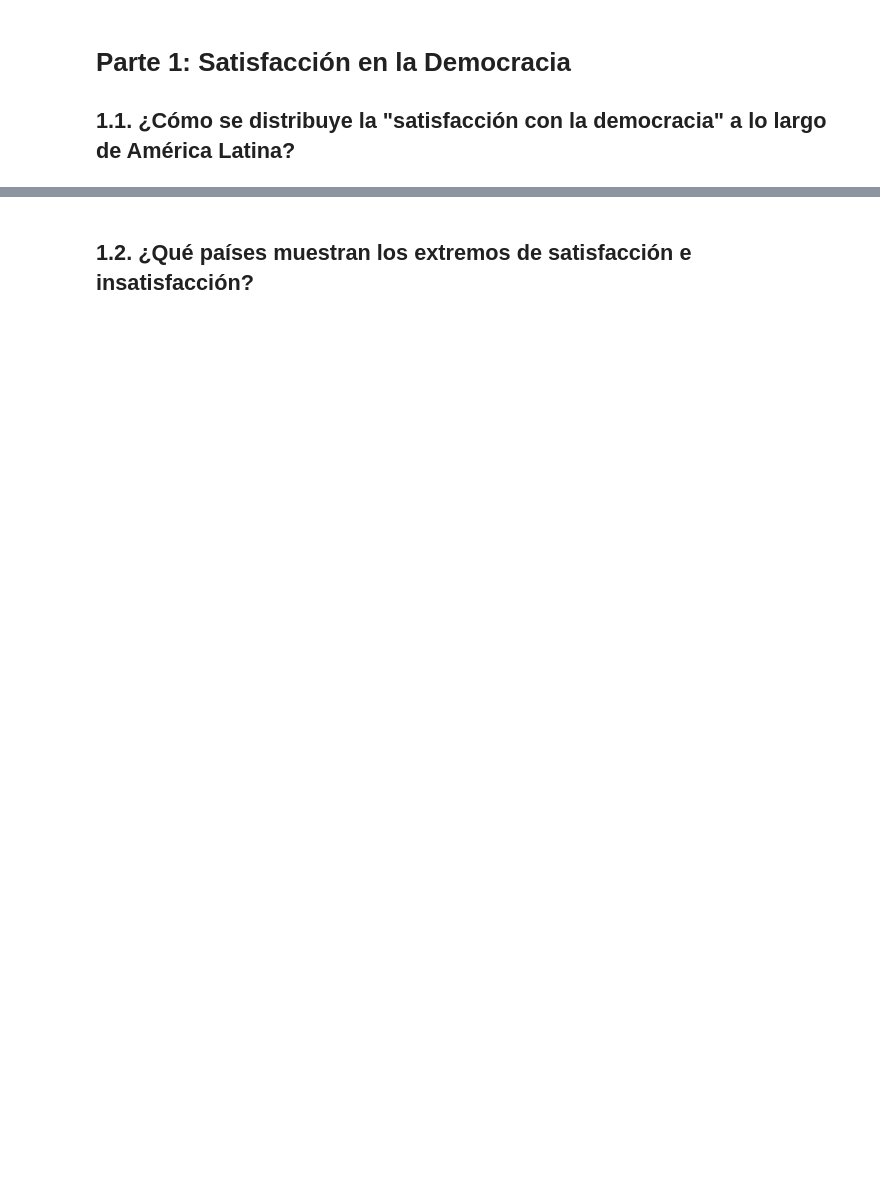
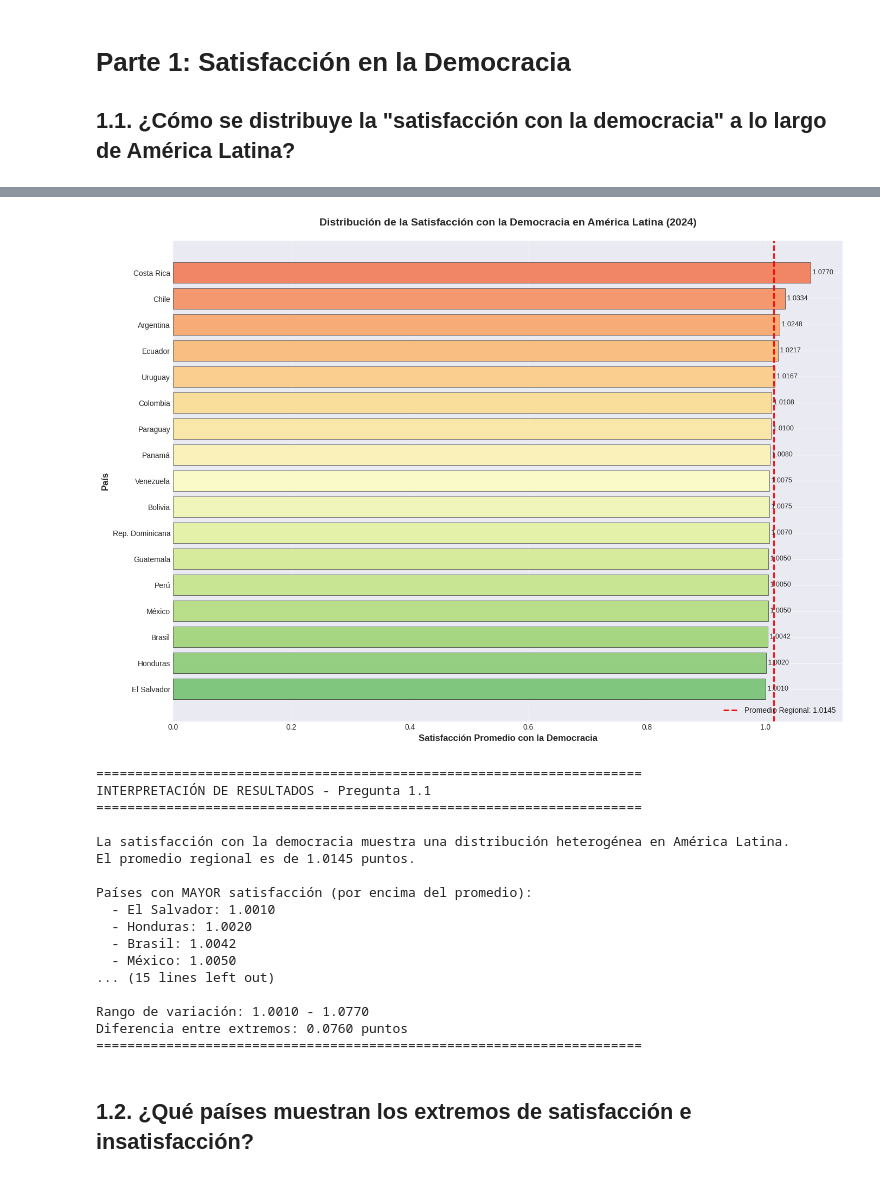
Before and after one commit to Matipousi/Visualization-de-datos-Semestre2, a Jupyter notebook: python/main.ipynb, the cells around one changed output, grey strips where cells are left out. Cells and saved outputs as stored; diff of their text form; code cells hidden in the pictures; blank space fills up the shorter version.

```diff
--- a/python/main.ipynb
+++ b/python/main.ipynb
@@ -131,3 +138,73 @@ plt.show()
+# %%
+# Visualización mejorada con interpretación
+# Calculamos estadísticas descriptivas por país
+satisfaccion_stats = df.groupby('Country Name')['satisfaccion_democracia'].agg(['mean', 'std', 'count']).sort_values('mean')
+satisfaccion_media = satisfaccion_stats['mean']
+
+# Crear figura con seaborn para mejor presentación
+fig, ax = plt.subplots(figsize=(14, 10))
+
+# Crear paleta de colores según nivel de satisfacción
+colors = plt.cm.RdYlGn_r(np.linspace(0.2, 0.8, len(satisfaccion_media)))
+
+# Gráfico de barras horizontal mejorado
+bars = ax.barh(satisfaccion_media.index, satisfaccion_media.values, color=colors, alpha=0.8, edgecolor='black', linewidth=0.5)
+
+# Agregar valores en las barras
+for i, (country, value) in enumerate(satisfaccion_media.items()):
+    ax.text(value, i, f' {value:.4f}', va='center', fontsize=9)
+
+# Línea de referencia para el promedio regional
+promedio_regional = satisfaccion_media.mean()
+ax.axvline(promedio_regional, color='red', linestyle='--', linewidth=2, label=f'Promedio Regional: {promedio_regional:.4f}')
+
+# Personalización
+ax.set_xlabel('Satisfacción Promedio con la Democracia', fontsize=12, fontweight='bold')
+ax.set_ylabel('País', fontsize=12, fontweight='bold')
+ax.set_title('Distribución de la Satisfacción con la Democracia en América Latina (2024)',
+             fontsize=14, fontweight='bold', pad=20)
+ax.grid(axis='x', alpha=0.3, linestyle='--')
+ax.legend(fontsize=10, loc='lower right')
+
+plt.tight_layout()
+plt.show()
+
+# Interpretación de resultados
+print("\n" + "="*70)
+print("INTERPRETACIÓN DE RESULTADOS - Pregunta 1.1")
+print("="*70)
+print(f"\nLa satisfacción con la democracia muestra una distribución heterogénea en América Latina.")
+print(f"El promedio regional es de {promedio_regional:.4f} puntos.")
+print(f"\nPaíses con MAYOR satisfacción (por encima del promedio):")
+mayor_satisfaccion = satisfaccion_media[satisfaccion_media < promedio_regional]
+for pais, valor in mayor_satisfaccion.items():
+    print(f"  - {pais}: {valor:.4f}")
+print(f"\nPaíses con MENOR satisfacción (por debajo del promedio):")
+menor_satisfaccion = satisfaccion_media[satisfaccion_media > promedio_regional]
+for pais, valor in menor_satisfaccion.items():
+    print(f"  - {pais}: {valor:.4f}")
+print(f"\nRango de variación: {satisfaccion_media.min():.4f} - {satisfaccion_media.max():.4f}")
+print(f"Diferencia entre extremos: {satisfaccion_media.max() - satisfaccion_media.min():.4f} puntos")
+print("="*70)
+# %% [output]
+[figure, added]
+======================================================================
+INTERPRETACIÓN DE RESULTADOS - Pregunta 1.1
+======================================================================
+
+La satisfacción con la democracia muestra una distribución heterogénea en América Latina.
+El promedio regional es de 1.0145 puntos.
+
+Países con MAYOR satisfacción (por encima del promedio):
+  - El Salvador: 1.0010
+  - Honduras: 1.0020
+  - Brasil: 1.0042
+  - México: 1.0050
+... (15 lines left out)
+
+Rango de variación: 1.0010 - 1.0770
+Diferencia entre extremos: 0.0760 puntos
+======================================================================
 # %% [markdown]
 ## 1.2. ¿Qué países muestran los extremos de satisfacción e insatisfacción?
 # %%
```
Also changed, not shown: parts of 22 cells of this notebook, 2 other files.
